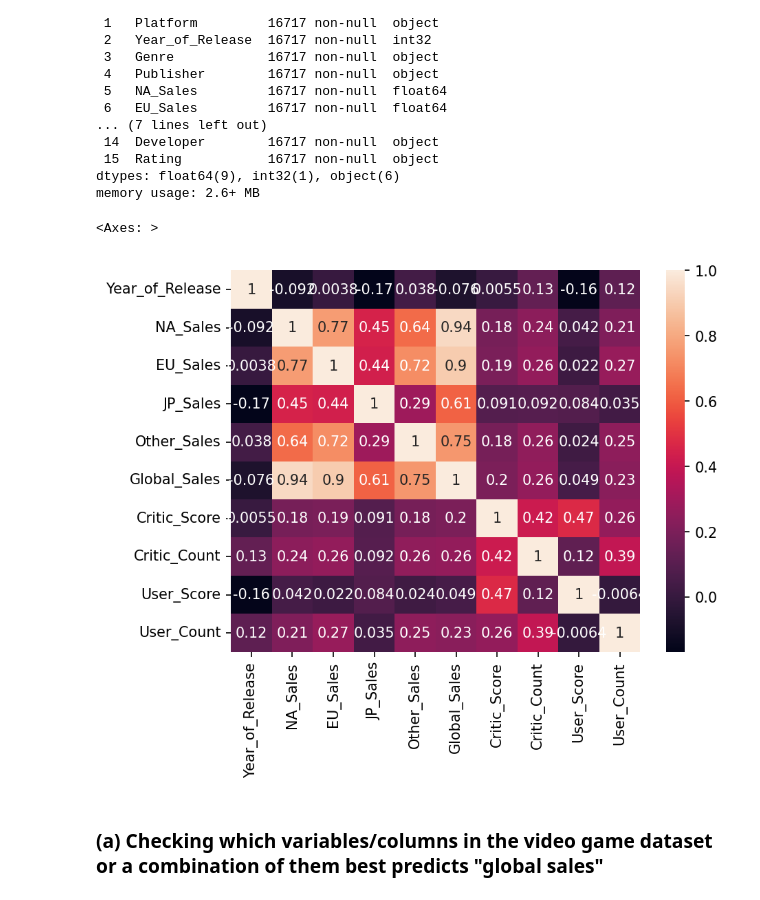
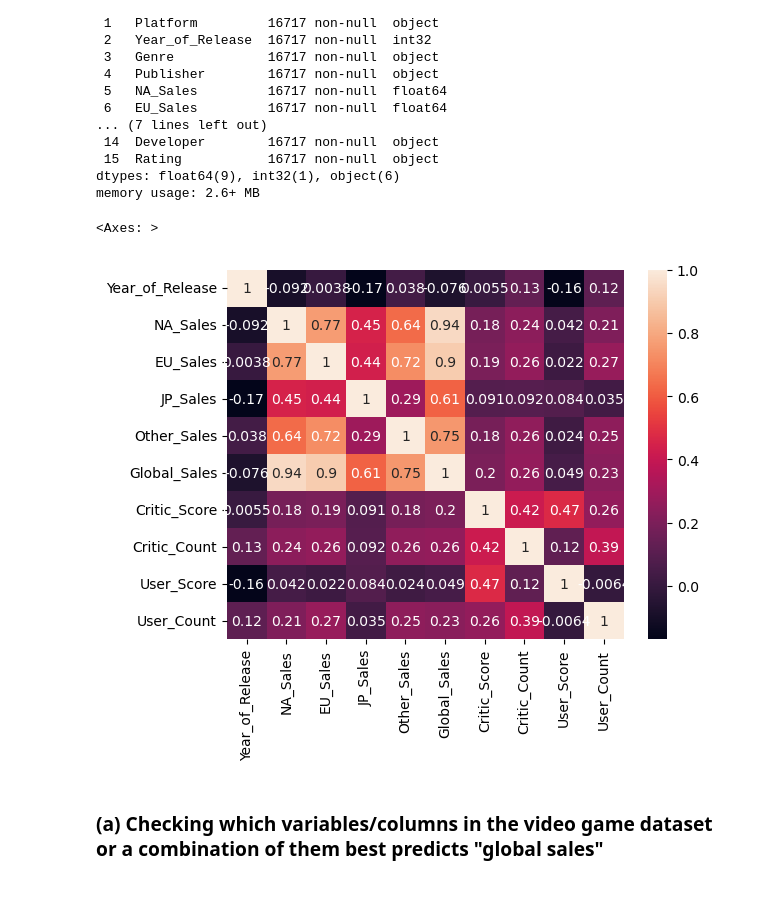
Before and after one commit to eRaBxEs/video-games-sales-performance, a Jupyter notebook: Component-2.ipynb, the cells around one changed output. Cells and saved outputs as stored; diff of their text form; code cells hidden in the pictures.

```diff
--- a/Component-2.ipynb
+++ b/Component-2.ipynb
@@ -314,11 +314,11 @@ memory usage: 2.6+ MB
 df_numeric = df.select_dtypes(exclude = "object")
 # %%
 #Checking the correLation between the columns
-plt.figure(dpi=150)
+plt.figure(dpi=100)
 sns.heatmap(df_numeric.corr(), annot = True)
 # %% [output]
 <Axes: >
-[figure, old version]
+[figure, new version]
 # %% [markdown]
 ### (a) Checking which variables/columns in the video game dataset or a combination of them best predicts "global sales"
 # %%
```
Also changed, not shown: parts of 111 cells of this notebook.
